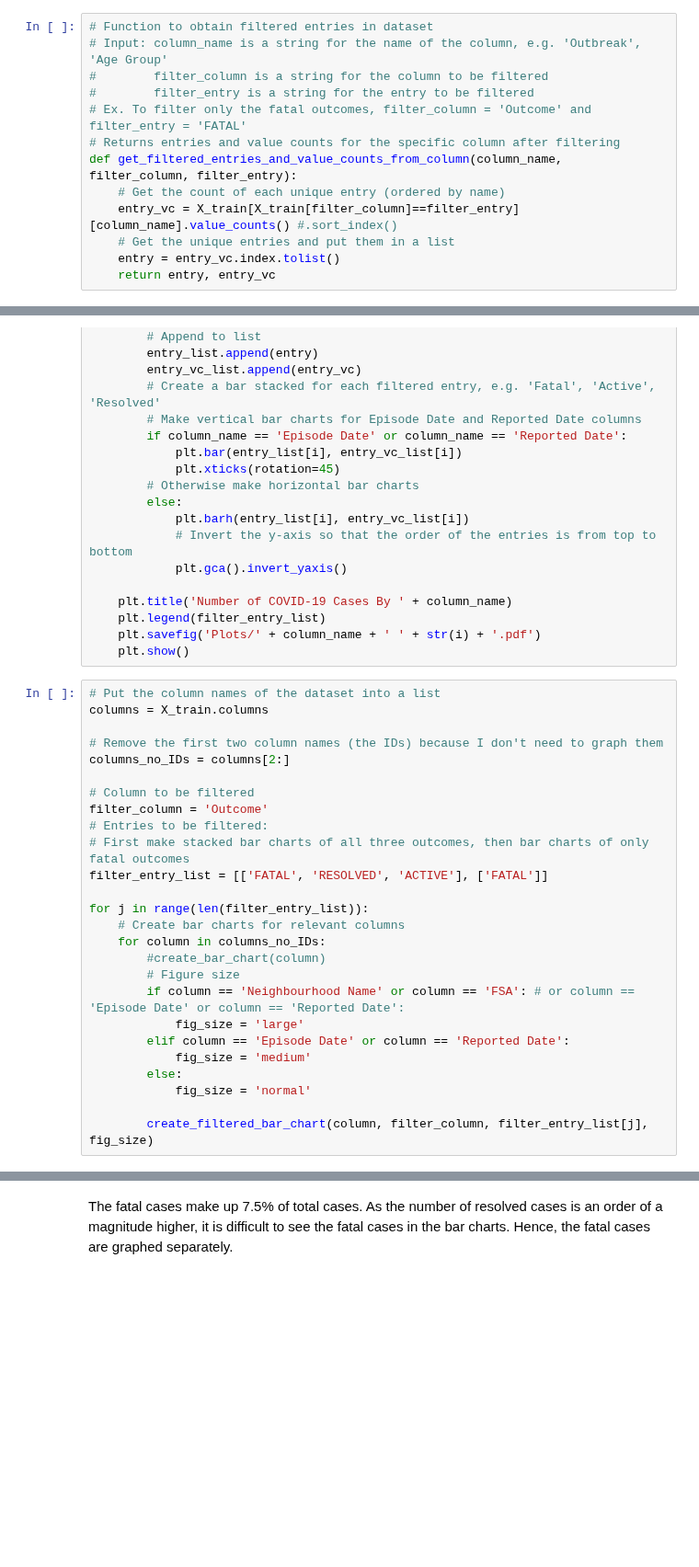
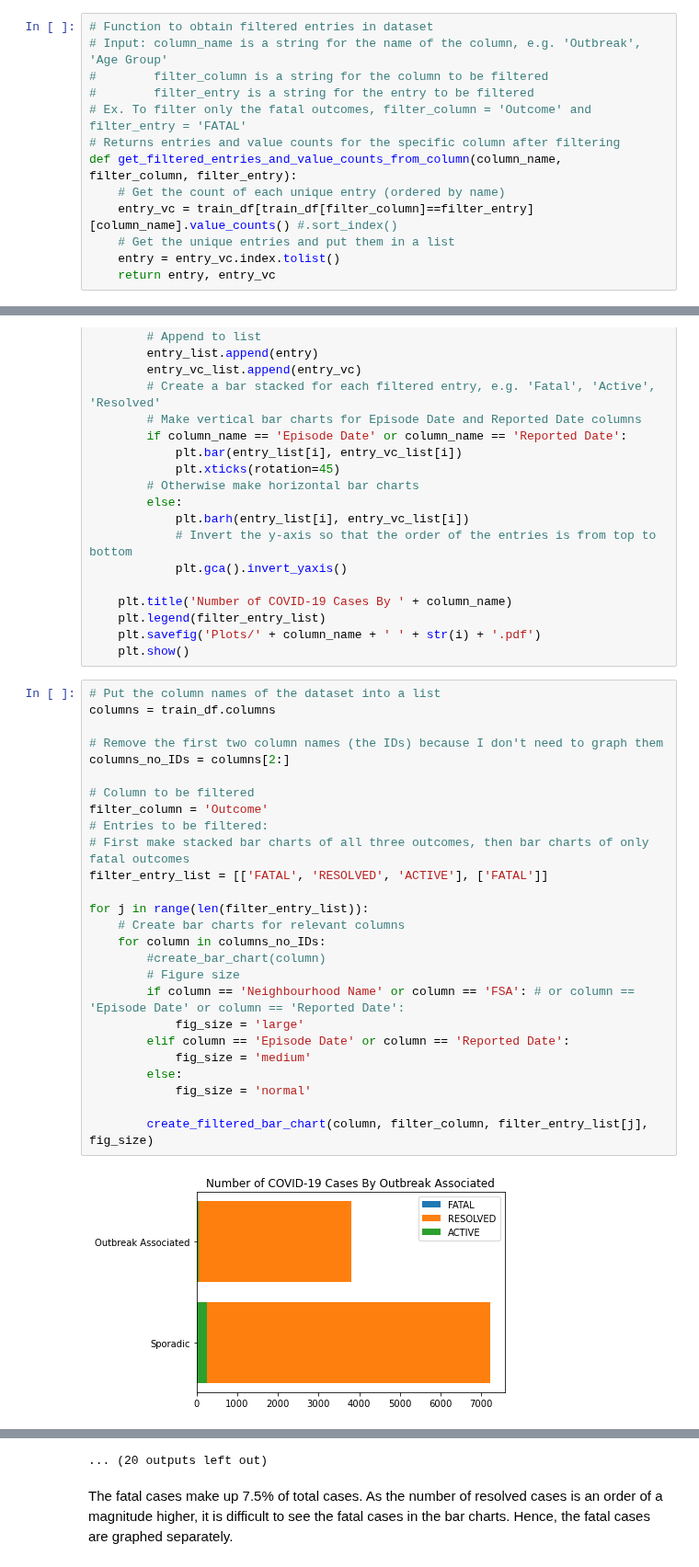
Before and after one commit to adrienne-siu/toronto_covid-19_cases_project, a Jupyter notebook: toronto_covid_notebook.ipynb, the cells around one changed output, grey strips where cells are left out. Shown at 92% size. Cells and saved outputs as stored; diff of their text form; blank space fills up the shorter version.

Commit message:
EDA on only training set. Works up until Out[64]. Produced graphs and descriptions.

```diff
--- a/toronto_covid_notebook.ipynb
+++ b/toronto_covid_notebook.ipynb
@@ -167,7 +170,7 @@ train_df.head()
 # Returns entries and value counts for the specific column after filtering
 def get_filtered_entries_and_value_counts_from_column(column_name, filter_column, filter_entry):
     # Get the count of each unique entry (ordered by name)
-    entry_vc = X_train[X_train[filter_column]==filter_entry][column_name].value_counts() #.sort_index()
+    entry_vc = train_df[train_df[filter_column]==filter_entry][column_name].value_counts() #.sort_index()
     # Get the unique entries and put them in a list
     entry = entry_vc.index.tolist()
     return entry, entry_vc
@@ -215,27 +218,29 @@ def create_filtered_bar_chart(column_name, filter_column, filter_entry_list, fig
     plt.show()
 # %%
 # Put the column names of the dataset into a list
-columns = X_train.columns
+columns = train_df.columns
 
 # Remove the first two column names (the IDs) because I don't need to graph them
 columns_no_IDs = columns[2:]
 
 # Column to be filtered
 filter_column = 'Outcome'
 # Entries to be filtered:
 # First make stacked bar charts of all three outcomes, then bar charts of only fatal outcomes
 filter_entry_list = [['FATAL', 'RESOLVED', 'ACTIVE'], ['FATAL']]
 
 for j in range(len(filter_entry_list)):
     # Create bar charts for relevant columns
     for column in columns_no_IDs:
         #create_bar_chart(column)
         # Figure size
         if column == 'Neighbourhood Name' or column == 'FSA': # or column == 'Episode Date' or column == 'Reported Date':
             fig_size = 'large'
         elif column == 'Episode Date' or column == 'Reported Date':
             fig_size = 'medium'
         else:
             fig_size = 'normal'
 
         create_filtered_bar_chart(column, filter_column, filter_entry_list[j], fig_size)
+# %% [output]
+[figure, added]
@@ -242,3 +258,4 @@ for j in range(len(filter_entry_list)):
+... (20 outputs left out)
 # %% [markdown]
 The fatal cases make up 7.5% of total cases. As the number of resolved cases is an order of a magnitude higher, it is difficult to see the fatal cases in the bar charts. Hence, the fatal cases are graphed separately.
 # %% [markdown]
```
Also changed, not shown: parts of 3 cells of this notebook.
